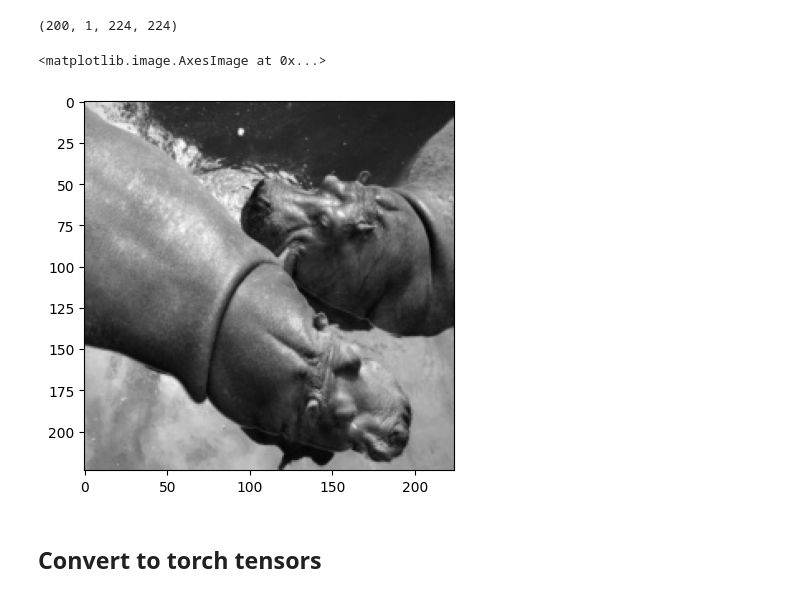
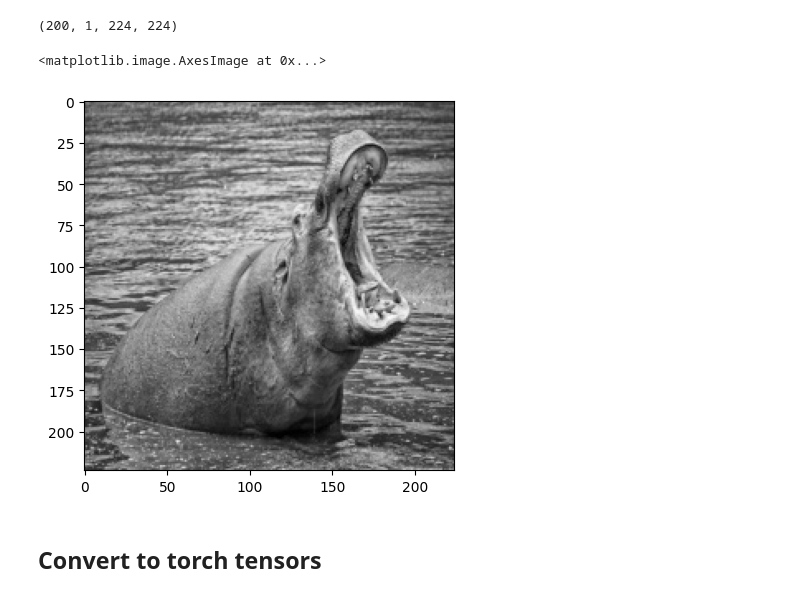
Before and after one commit to Amayas29/rhinoceros_hippopotamus_classification, a Jupyter notebook: classification_with_cnn.ipynb, the cells around one changed output. Drawn from its saved outputs; the diff is of its cells as text; code cells hidden in the pictures.

```diff
--- a/classification_with_cnn.ipynb
+++ b/classification_with_cnn.ipynb
@@ -53,11 +55,11 @@ test_images.shape
 # %% [output]
 (200, 1, 224, 224)
 # %%
-idx = 29
+idx = 30
 plt.imshow(train_images[idx][0], cmap="gray")
 # %% [output]
 <matplotlib.image.AxesImage at 0x...>
-[figure, old version]
+[figure, new version]
 # %% [markdown]
 ## Convert to torch tensors
 # %%
```
Also changed, not shown: parts of 7 cells of this notebook, 24 other files.
